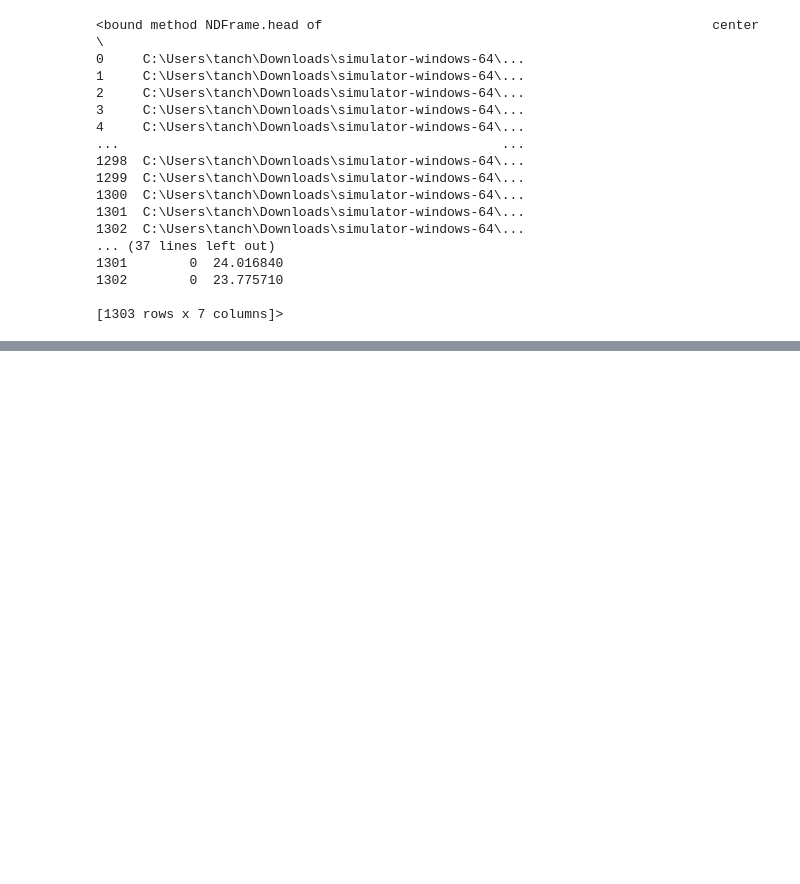
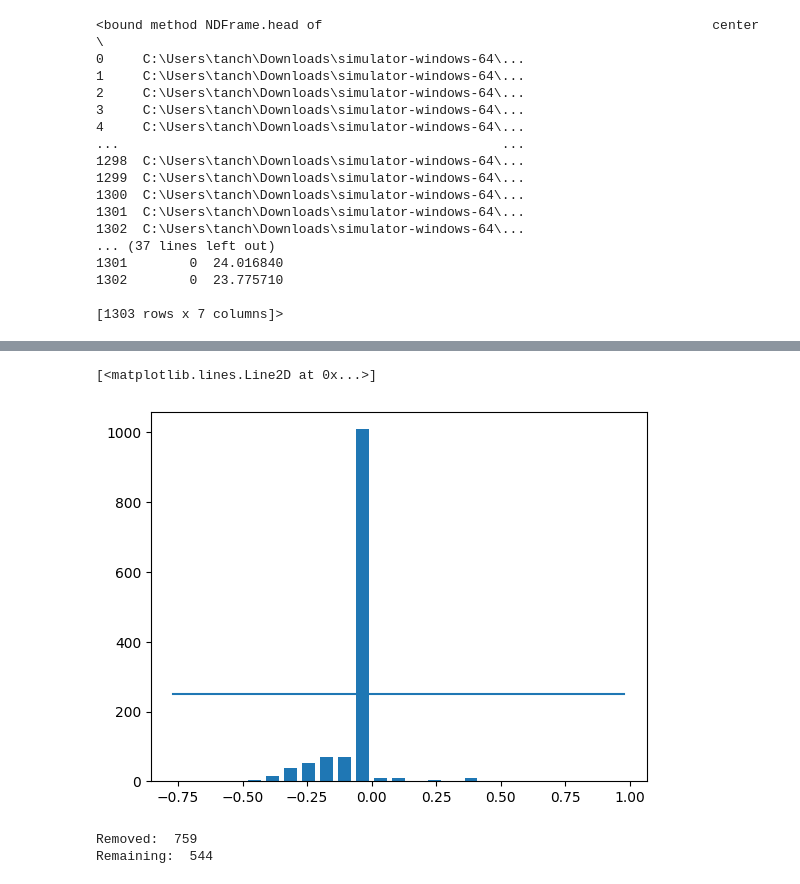
Before and after one commit to ChiaHouTan/ADS_2020_-ALT_ASS_Chia_Hou_Tan, a Jupyter notebook: D00223937_Smart_Tech_CA2.ipynb, the cells around one changed output, grey strips where cells are left out. Saved outputs shown, nothing was run; the diff lists cells and outputs as text; code cells hidden in the pictures; blank space fills up the shorter version.

Commit message:
Showing steering of car data and trainig & validate the steering set

```diff
--- a/D00223937_Smart_Tech_CA2.ipynb
+++ b/D00223937_Smart_Tech_CA2.ipynb
@@ -59,3 +59,7 @@ print(data.head)
 1302        0  23.775710
 
 [1303 rows x 7 columns]>
+# %%
+columns = ['center', 'left', 'right', 'steering', 'throttle', 'reverse', 'speed']
+data = pd.read_csv(os.path.join(datadir, 'driving_log.csv'), names = columns)
+print(data.head)
@@ -61,0 +84,8 @@ print(data.head)
+# %%
+def path_leaf(path):
+  head, tail = ntpath.split(path)
+  return tail
+# %%
+data['center'] = data['center'].apply(path_leaf)
+data['left'] = data['left'].apply(path_leaf)
+data['right'] = data['right'].apply(path_leaf)
@@ -61,0 +112,4 @@ print(data.head)
+# %%
+num_bins = 25
+hist, bins = np.histogram(data['steering'], num_bins)
+print(bins)
@@ -61,0 +124,8 @@ print(data.head)
+# %%
+centre = (bins[:-1] + bins[1:])*0.5
+samples_per_bin = 250
+plt.bar(centre, hist, width=0.05)
+plt.plot((np.min(data['steering']), np.max(data['steering'])), (samples_per_bin, samples_per_bin))
+# %% [output]
+[<matplotlib.lines.Line2D at 0x...>]
+[figure, added]
@@ -61,0 +142,7 @@ print(data.head)
+# %%
+print("Removed: ", len(remove_list))
+data.drop(data.index[remove_list], inplace = True)
+print("Remaining: ", len(data))
+# %% [output]
+Removed:  759
+Remaining:  544
```
Also changed, not shown: parts of 9 cells of this notebook.
